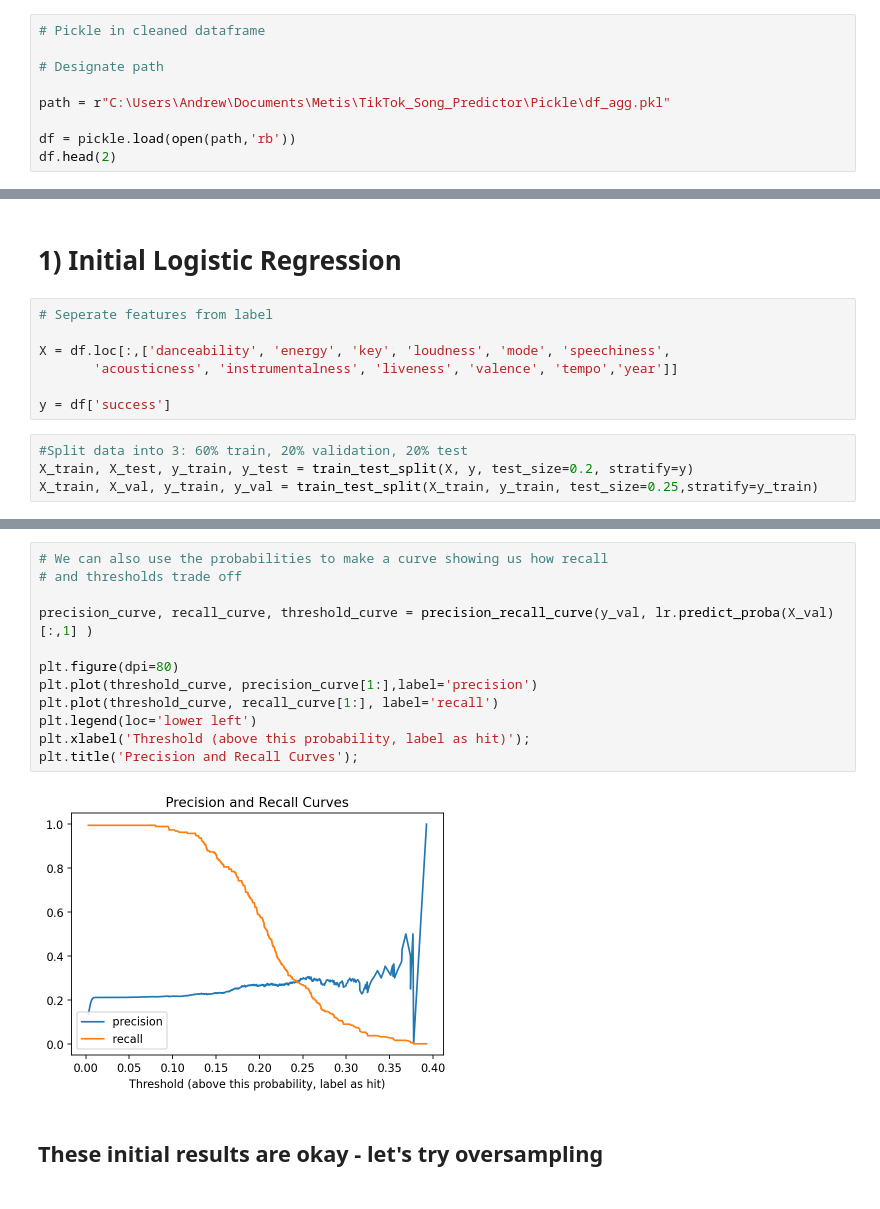
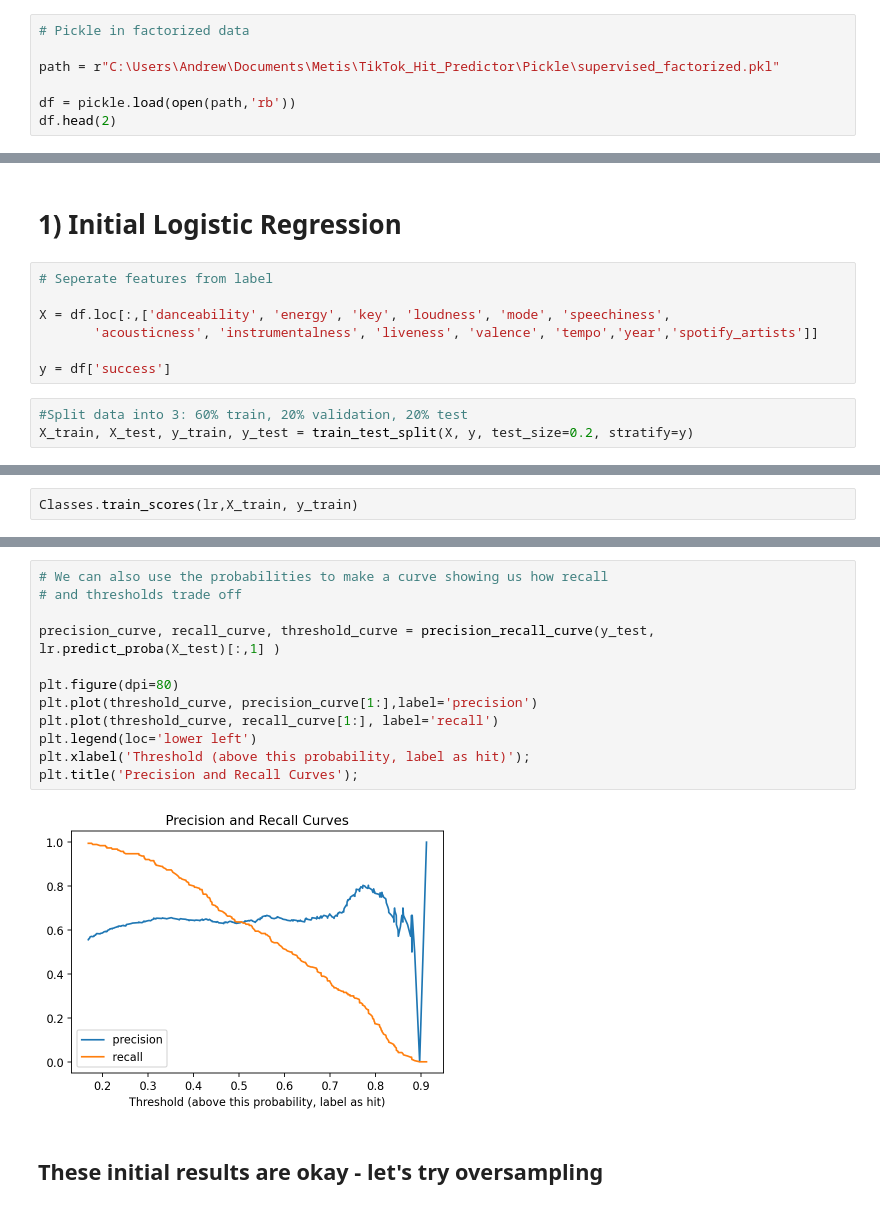
Before and after one commit to andrewdouglassmith1/TikTok_Hit_Predictor, a Jupyter notebook: Outside_Data_Models/3-Baseline_LR.ipynb, the cells around one changed output, grey strips where cells are left out. Drawn from its saved outputs; the diff is of its cells as text.

```diff
--- a/Outside_Data_Models/3-Baseline_LR.ipynb
+++ b/Outside_Data_Models/3-Baseline_LR.ipynb
@@ -29,11 +29,9 @@ from sklearn.decomposition import PCA
 # %% [markdown]
 # Pickle in Data
 # %%
-# Pickle in cleaned dataframe
+# Pickle in factorized data
 
-# Designate path
-
-path = r"C:\Users\Andrew\Documents\Metis\TikTok_Song_Predictor\Pickle\df_agg.pkl"
+path = r"C:\Users\Andrew\Documents\Metis\TikTok_Hit_Predictor\Pickle\supervised_factorized.pkl"
 
 df = pickle.load(open(path,'rb'))
 df.head(2)
@@ -48,13 +45,12 @@ df.head(2)
 # Seperate features from label
 
 X = df.loc[:,['danceability', 'energy', 'key', 'loudness', 'mode', 'speechiness',
-       'acousticness', 'instrumentalness', 'liveness', 'valence', 'tempo','year']]
+       'acousticness', 'instrumentalness', 'liveness', 'valence', 'tempo','year','spotify_artists']]
 
 y = df['success']
 # %%
 #Split data into 3: 60% train, 20% validation, 20% test
 X_train, X_test, y_train, y_test = train_test_split(X, y, test_size=0.2, stratify=y)
-X_train, X_val, y_train, y_val = train_test_split(X_train, y_train, test_size=0.25,stratify=y_train)
 # %%
 # Scale features
 scaler = StandardScaler()
@@ -87,0 +64,2 @@ Precision: 0.0000,   Recall: 0.0000
+# %%
+Classes.train_scores(lr,X_train, y_train)
@@ -88,17 +76,17 @@ Precision: 0.0000,   Recall: 0.0000
 # %%
 # We can also use the probabilities to make a curve showing us how recall
 # and thresholds trade off
 
-precision_curve, recall_curve, threshold_curve = precision_recall_curve(y_val, lr.predict_proba(X_val)[:,1] )
+precision_curve, recall_curve, threshold_curve = precision_recall_curve(y_test, lr.predict_proba(X_test)[:,1] )
 
 plt.figure(dpi=80)
 plt.plot(threshold_curve, precision_curve[1:],label='precision')
 plt.plot(threshold_curve, recall_curve[1:], label='recall')
 plt.legend(loc='lower left')
 plt.xlabel('Threshold (above this probability, label as hit)');
 plt.title('Precision and Recall Curves');
 # %% [output]
-[figure, old version]
+[figure, new version]
 # %% [markdown]
 ## These initial results are okay - let's try oversampling
 # %%
```
Also changed, not shown: parts of 25 cells of this notebook, 1 other file.
